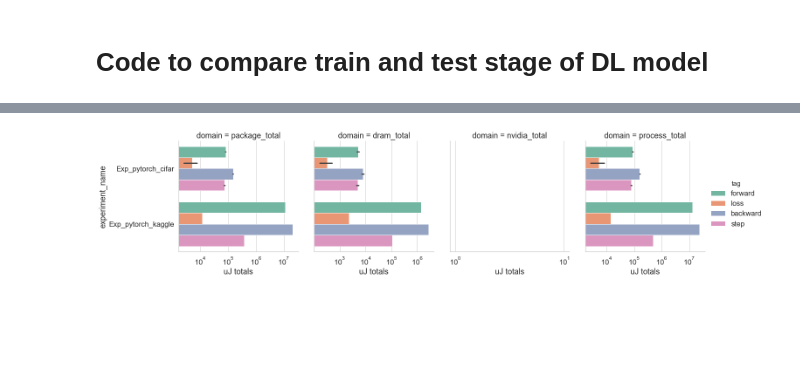
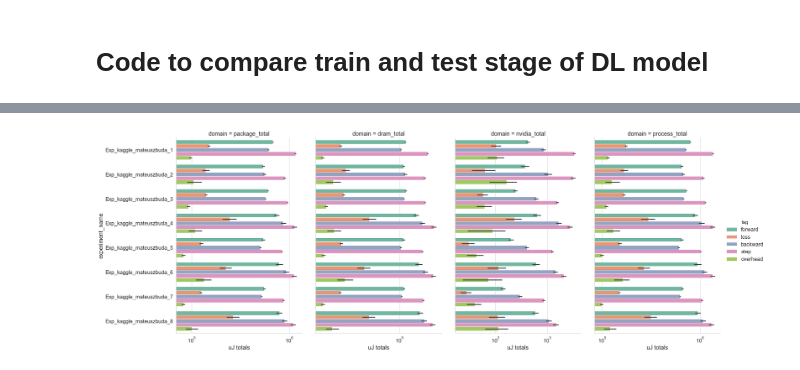
Before and after one commit to neurodatascience/watts_up_compute, a Jupyter notebook: notebooks/6_compare_DL_stages.ipynb, the cells around one changed output, grey strips where cells are left out. Drawn from its saved outputs; the diff is of its cells as text; code cells hidden in the pictures; blank space fills up the shorter version.

Commit message:
added perf plots

```diff
--- a/notebooks/6_compare_DL_stages.ipynb
+++ b/notebooks/6_compare_DL_stages.ipynb
@@ -14,10 +15,13 @@ from lib.io_utils import *
 # %%
 project_dir = '../'
 ml_dir = '{}ml/'.format(project_dir)
-results_dir = '{}results/'.format(project_dir)
+results_dir = '{}results/Exp_kaggle/'.format(project_dir)
 # %%
-experiment_names = ['Exp_pytorch_cifar','Exp_pytorch_kaggle']
-devices = ['cpu']
+# experiment_names = ['Exp_pytorch_cifar','Exp_kaggle_mateuszbuda','Exp_kaggle_mateuszbuda_pruned']
+exp_idx = range(1,9)
+experiment_names = ['Exp_kaggle_mateuszbuda_{}'.format(i) for i in exp_idx] #['Exp_kaggle_mateuszbuda','Exp_kaggle_mateuszbuda_pruned']
+
+devices = ['cuda']
 
 jcols = ['experiment_name','device','tag','duration','package_total','dram_total','nvidia_total','process_total']
 exp_config_df_concat = pd.DataFrame()
@@ -43,5 +47,5 @@ for exp_name in experiment_names:
         joules_df_concat = joules_df_concat.append(joules_df[jcols])
 
 
-exp_config_df_concat.head()
+exp_config_df_concat
 # %% [output]
@@ -51,11 +61,12 @@ exp_config_df_concat.head()
 # %%
 plot_df = joules_df_concat.copy()
+plot_df = plot_df[plot_df['device']=='cuda']
 plot_df = pd.melt(plot_df, id_vars=['experiment_name','device','tag','duration'], value_vars=['package_total','dram_total','nvidia_total','process_total'],
  var_name='domain', value_name='uJ totals')
 
 sns.set(font_scale = 1.5)
 with sns.axes_style("whitegrid"):
-    g = sns.catplot(y='experiment_name',x='uJ totals', hue='tag', col='domain', kind='bar', data=plot_df, palette='Set2',aspect=1, sharex=False)
+    g = sns.catplot(y='experiment_name',x='uJ totals', hue='tag', col='domain', kind='bar', data=plot_df, palette='Set2',height=10, aspect=0.7, sharex=False)
     g.set(xscale="log")
 # %% [output]
-[figure, old version]
+[figure, new version]
```
Also changed, not shown: parts of 4 cells of this notebook, 2 other files.
